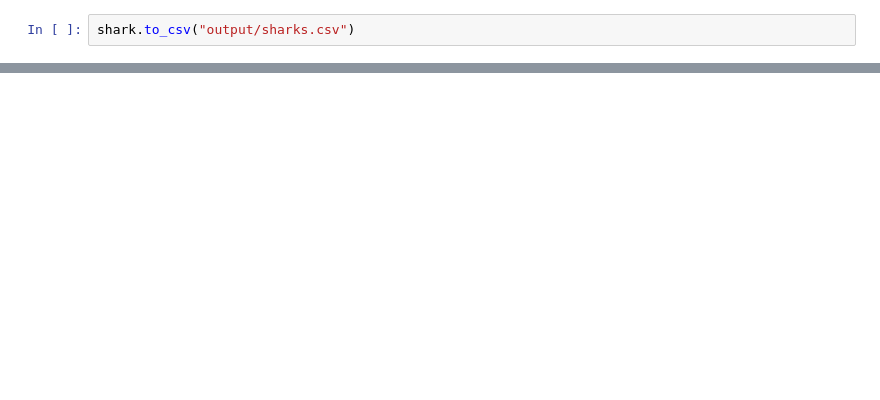
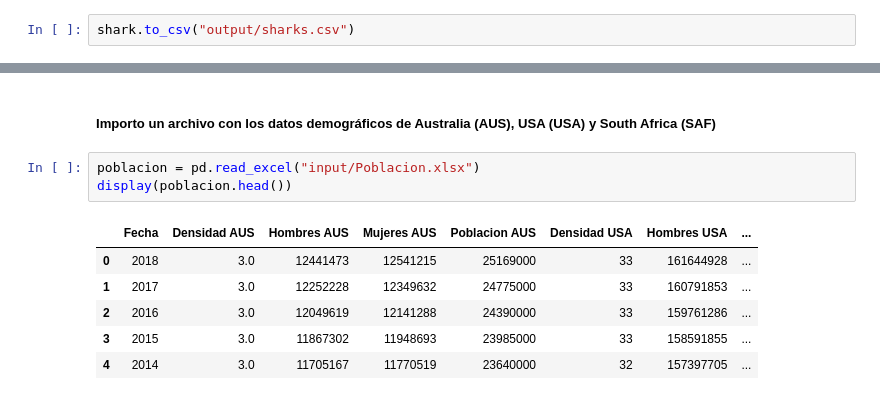
Before and after one commit to marta-zavala/Pandas-Project, a Jupyter notebook: Principal.ipynb, the cells around one changed output, grey strips where cells are left out. Saved outputs shown, nothing was run; the diff lists cells and outputs as text; blank space fills up the shorter version.

```diff
--- a/Principal.ipynb
+++ b/Principal.ipynb
@@ -192,0 +210,12 @@ shark.to_csv("output/sharks.csv")
+# %% [markdown]
+##### Importo un archivo con los datos demográficos de Australia (AUS), USA (USA) y South Africa (SAF)
+# %%
+poblacion = pd.read_excel("input/Poblacion.xlsx")
+display(poblacion.head())
+# %% [output]
+|  | Fecha | Densidad AUS | Hombres AUS | Mujeres AUS | Poblacion AUS | Densidad USA | Hombres USA | ... |
+| 0 | 2018 | 3.0 | 12441473 | 12541215 | 25169000 | 33 | 161644928 | ... |
+| 1 | 2017 | 3.0 | 12252228 | 12349632 | 24775000 | 33 | 160791853 | ... |
+| 2 | 2016 | 3.0 | 12049619 | 12141288 | 24390000 | 33 | 159761286 | ... |
+| 3 | 2015 | 3.0 | 11867302 | 11948693 | 23985000 | 33 | 158591855 | ... |
+| 4 | 2014 | 3.0 | 11705167 | 11770519 | 23640000 | 32 | 157397705 | ... |
```
Also changed, not shown: parts of 10 cells of this notebook.
